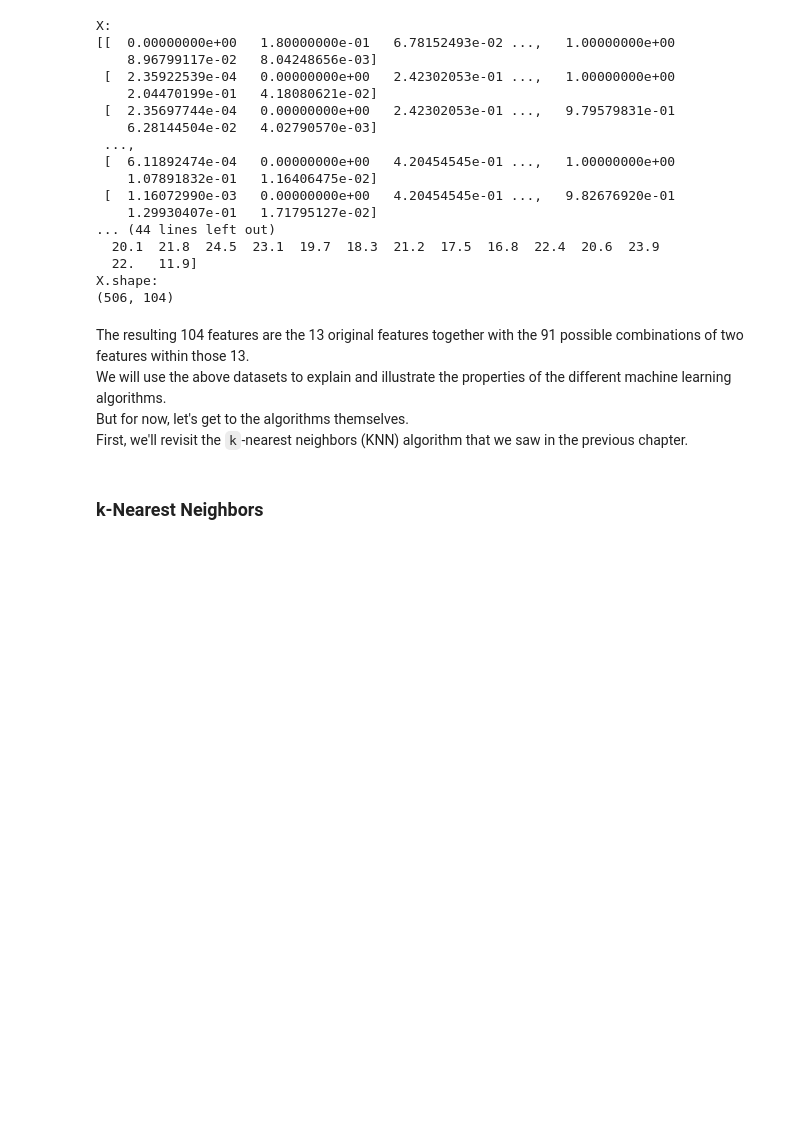
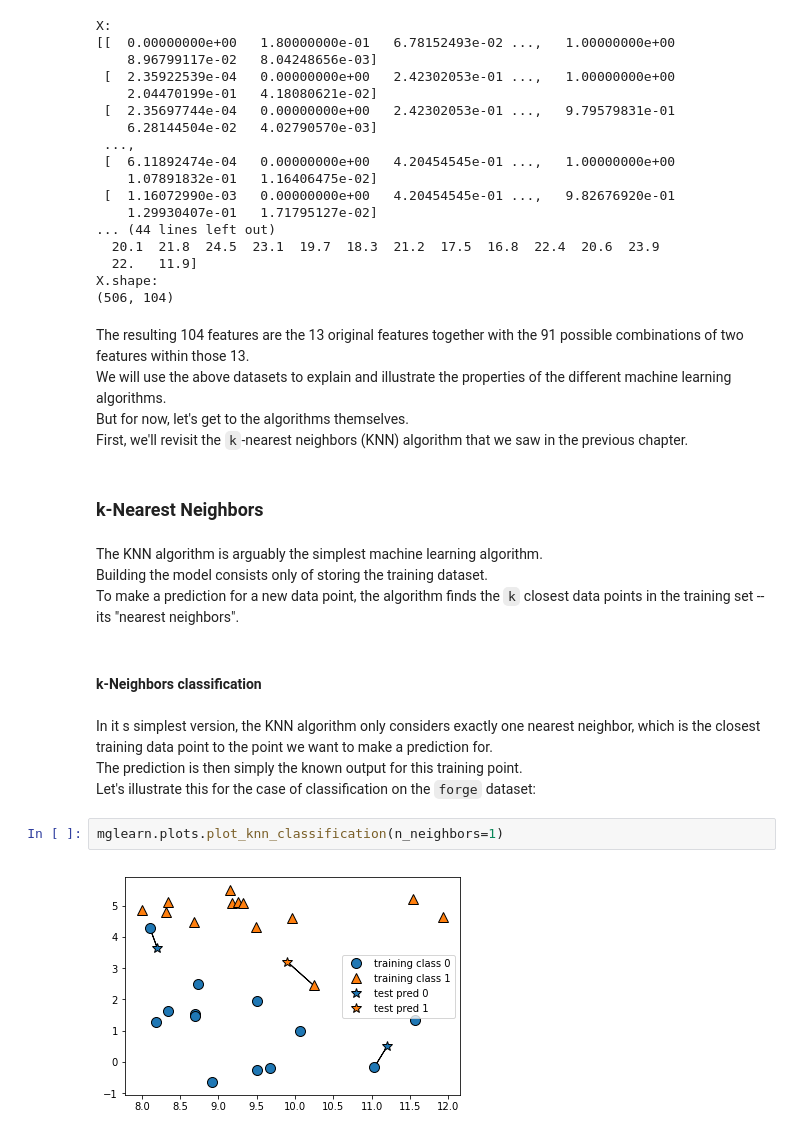
Before and after one commit to bgroveben/python3_machine_learning_projects, a Jupyter notebook: introduction_to_ml_with_python/2_Supervised_Learning.ipynb, the cells around one changed output. Saved outputs shown, nothing was run; the diff lists cells and outputs as text; blank space fills up the shorter version.

Commit message:
k-Neighbors classification

```diff
--- a/introduction_to_ml_with_python/2_Supervised_Learning.ipynb
+++ b/introduction_to_ml_with_python/2_Supervised_Learning.ipynb
@@ -293,3 +293,17 @@ But for now, let's get to the algorithms themselves.
 First, we'll revisit the `k`-nearest neighbors (KNN) algorithm that we saw in the previous chapter.
 # %% [markdown]
 ### k-Nearest Neighbors
+# %% [markdown]
+The KNN algorithm is arguably the simplest machine learning algorithm.
+Building the model consists only of storing the training dataset.
+To make a prediction for a new data point, the algorithm finds the `k` closest data points in the training set -- its "nearest neighbors".
+# %% [markdown]
+#### k-Neighbors classification
+# %% [markdown]
+In it s simplest version, the KNN algorithm only considers exactly one nearest neighbor, which is the closest training data point to the point we want to make a prediction for.
+The prediction is then simply the known output for this training point.
+Let's illustrate this for the case of classification on the `forge` dataset:
+# %%
+mglearn.plots.plot_knn_classification(n_neighbors=1)
+# %% [output]
+[figure, added]
```
Also changed, not shown: parts of 16 cells of this notebook, 1 other file.
